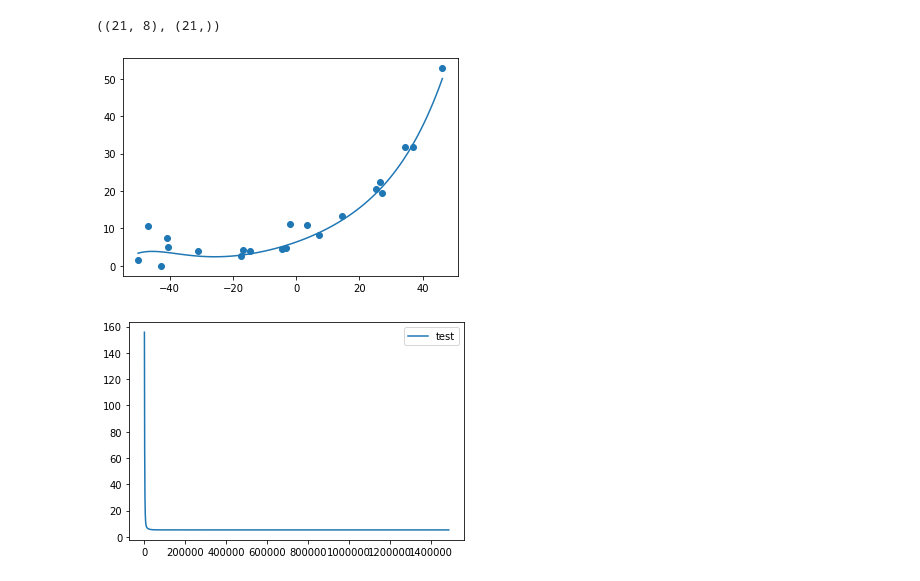
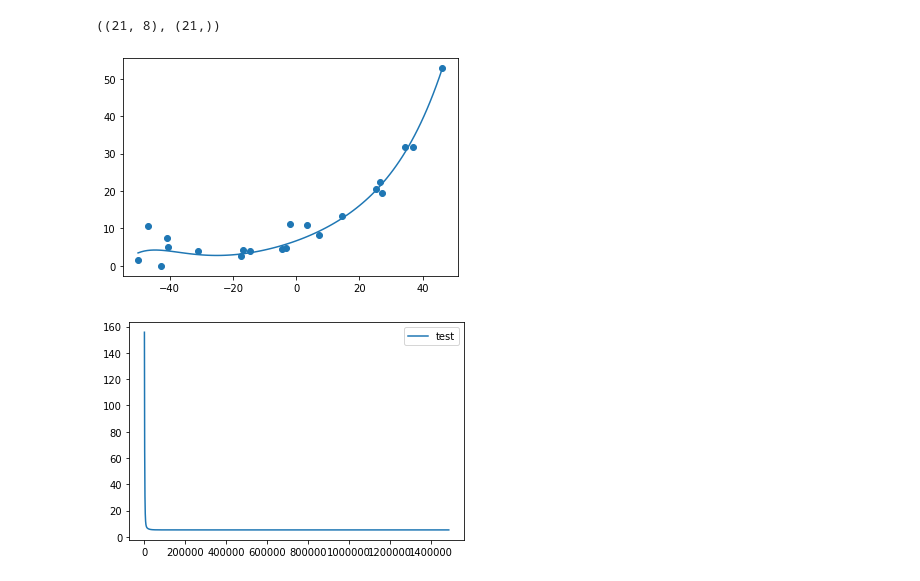
Before and after one commit to ByMyTry/MO_3sem, a Jupyter notebook: laba3/laba3.ipynb, the cells around one changed output. Cells and saved outputs as stored; diff of their text form; code cells hidden in the pictures.

```diff
--- a/laba3/laba3.ipynb
+++ b/laba3/laba3.ipynb
@@ -140,3 +157,8 @@ plt.legend()
 plt.show()
 # %% [output]
 [figure]
+# %%
+def get_model():
+    return LinearRegressionL2(lr=0.001, lambda_=0)
+
+plot_learning_curve2(get_model, X, y, Xval, yval, max_iters=10000)
@@ -184,3 +208,8 @@ plt.legend()
 plt.show()
 # %% [output]
 [figure]
+# %%
+def get_model():
+    return LinearRegressionL2(lr=0.1, lambda_=0)
+
+plot_learning_curve2(get_model, Xp_norm, y, Xp_val_norm, yval, max_iters=10000)
@@ -202,3 +233,9 @@ plt.legend()
 plt.show()
 # %% [output]
 [figure]
+# %%
+def get_model():
+    return LinearRegressionL2(lr=0.1, lambda_=lambda_)
+
+plot_learning_curve2(get_model, Xp_norm, y, Xp_val_norm, yval, max_iters=10000)
+# plot_learning_curve2(get_model, Xp_norm, y, Xp_val_norm, yval)
@@ -218,3 +257,9 @@ plt.legend()
 plt.show()
 # %% [output]
 [figure]
+# %%
+def get_model():
+    return LinearRegressionL2(lr=0.005, lambda_=lambda_)
+
+plot_learning_curve2(get_model, Xp_norm, y, Xp_val_norm, yval, max_iters=10000)
+# plot_learning_curve2(get_model, Xp_norm, y, Xp_val_norm, yval)
@@ -277,10 +324,10 @@ Xp_test_norm.shape, ytest.shape
 # %% [output]
 ((21, 8), (21,))
 # %%
-plot_model(lreg_l2, Xtest, ytest, sc1)
+plot_model(lreg_l2, Xtest, ytest, sc)
 plt.show()
 # %% [output]
-[figure, old version]
+[figure, new version]
 # %%
 plot_learning_curve(lreg_l2, Xtest.shape[0], label='test')
 plt.legend()
```
Also changed, not shown: parts of 6 cells of this notebook, 1 other file.
